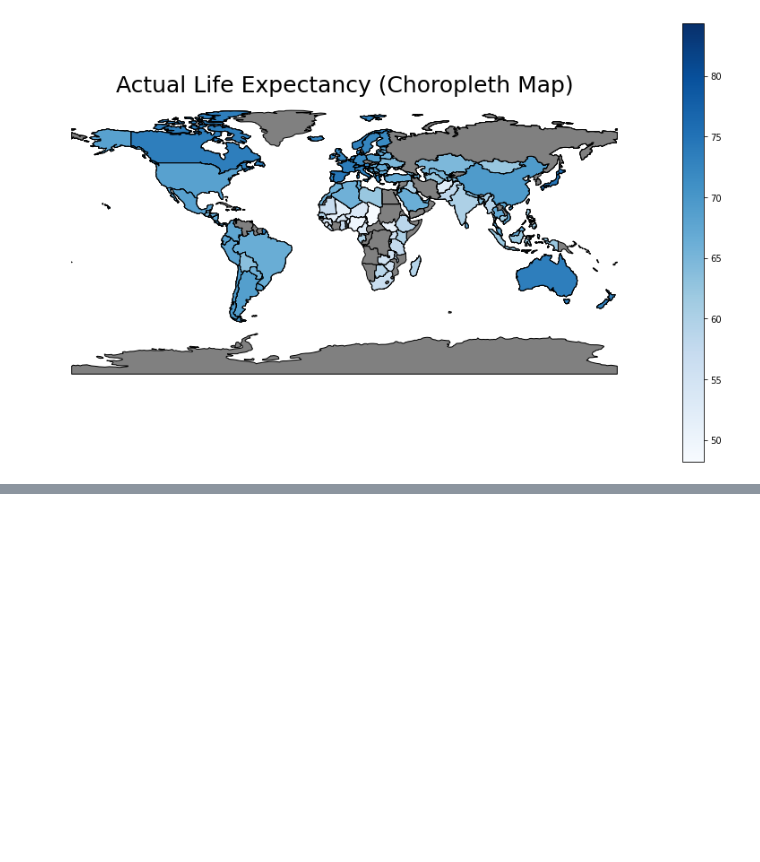
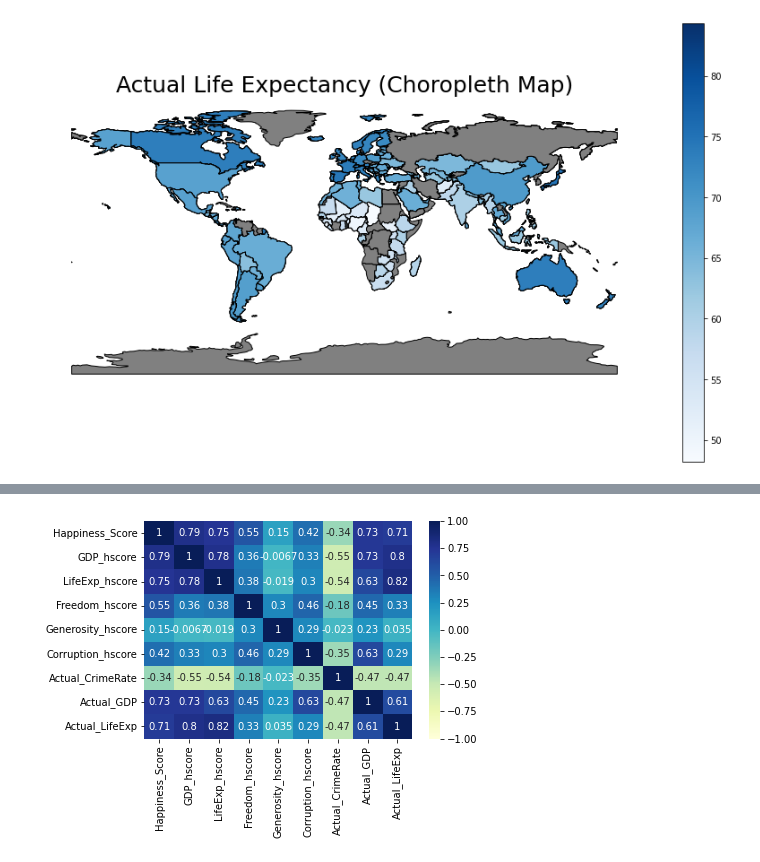
Before and after one commit to JoanaGayeta/DATANVIFinalProj, a Jupyter notebook: project/Cleaning.ipynb, the cells around one changed output, grey strips where cells are left out. Saved outputs shown, nothing was run; the diff lists cells and outputs as text; code cells hidden in the pictures; blank space fills up the shorter version.

```diff
--- a/project/Cleaning.ipynb
+++ b/project/Cleaning.ipynb
@@ -1213,6 +1257,9 @@ whrfinal
 | 862 | 146 | Zimbabwe | Sub-Saharan Africa | 3.6630 | 0.366000 | 0.433000 | 0.361000 | ... |
 | 863 | 142 | Zimbabwe | Sub-Saharan Africa | 3.2992 | 0.425564 | 0.375038 | 0.377405 | ... |
 864 rows × 13 columns
+# %%
+whrfinal['Actual_LifeExp'] = pd.to_numeric(whrfinal['Actual_LifeExp'], errors='coerce')
+whrfinal['Actual_GDP'] = pd.to_numeric(whrfinal['Actual_GDP'], errors='coerce')
 # %%
 whrfinal.info()
 # %% [output]
@@ -1731,0 +1788,4 @@ cmACR.set_axis_off()
+# %%
+data_to_corr = whrfinal[['Happiness_Score', 'GDP_hscore', 'LifeExp_hscore', 'Freedom_hscore', 'Generosity_hscore',
+                         'Corruption_hscore', 'Actual_CrimeRate', 'Actual_GDP', 'Actual_LifeExp']]
+data_to_corr.head()
@@ -1731,0 +1799,9 @@ cmACR.set_axis_off()
+# %%
+data_corr_heatmap = sns.heatmap(data_to_corr.corr(),
+                                center=0,
+                                cmap="YlGnBu",
+                                annot=True,
+                                vmin=-1,
+                                vmax=1)
+# %% [output]
+[figure, added]
```
Also changed, not shown: parts of 10 cells of this notebook, 1 other file.
